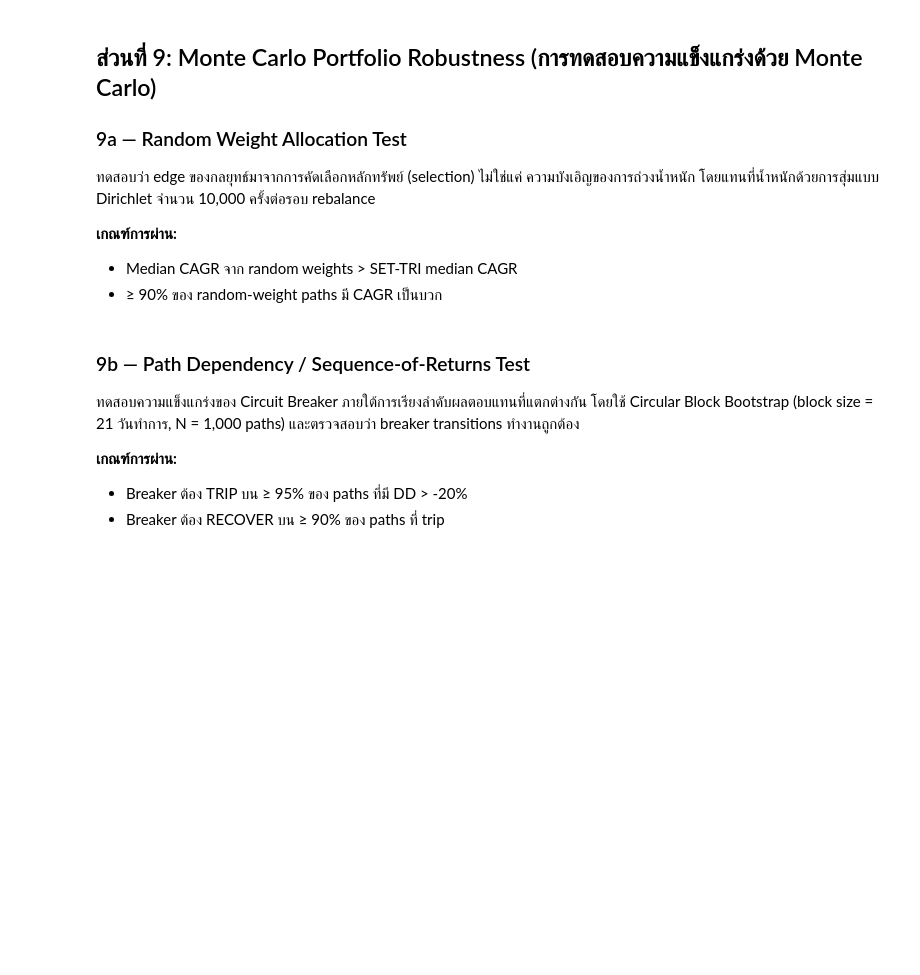
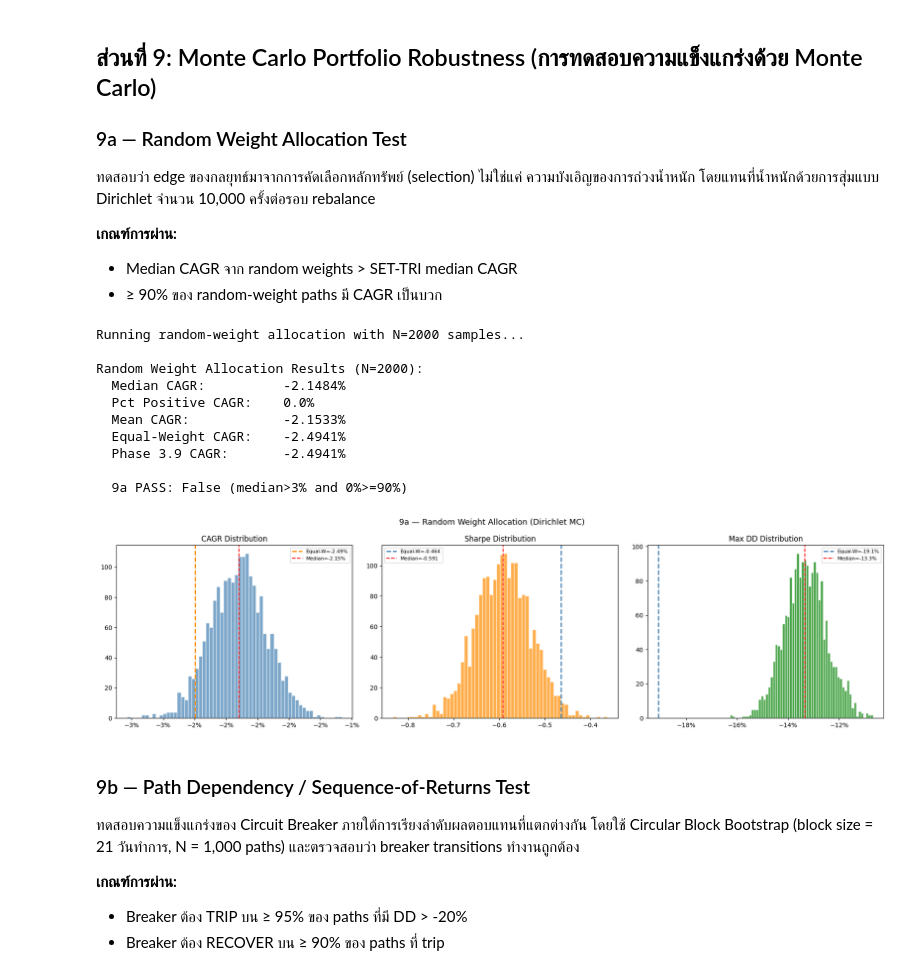
Before and after one commit to lumduan/csm-set, a Jupyter notebook: notebooks/04_portfolio_optimization.ipynb, the cells around one changed output. Cells and saved outputs as stored; diff of their text form; code cells hidden in the pictures; blank space fills up the shorter version.

```diff
--- a/notebooks/04_portfolio_optimization.ipynb
+++ b/notebooks/04_portfolio_optimization.ipynb
@@ -830,8 +922,8 @@ random_maxdds_arr = np.array(random_maxdds)
 median_cagr = np.median(random_cagrs_arr)
 pct_positive_cagr = np.mean(random_cagrs_arr > 0) * 100
 
-print(f"
-Random Weight Allocation Results (N={len(random_cagrs)}):")
+print()
+print(f"Random Weight Allocation Results (N={len(random_cagrs)}):")
 print(f"  Median CAGR:          {median_cagr:.4%}")
 print(f"  Pct Positive CAGR:    {pct_positive_cagr:.1f}%")
 print(f"  Mean CAGR:            {np.mean(random_cagrs_arr):.4%}")
@@ -841,35 +933,47 @@ print(f"  Phase 3.9 CAGR:       {baseline_cagr:.4%}")
 # PASS check
 set_tri_median_cagr = 0.03  # approximate SET-TRI median ~3%
 mc_9a_pass = median_cagr > set_tri_median_cagr and pct_positive_cagr >= 90.0
-print(f"
-  9a PASS: {mc_9a_pass} (median>{set_tri_median_cagr:.0%} and {pct_positive_cagr:.0f}%>=90%)")
+print()
+print(f"  9a PASS: {mc_9a_pass} (median>{set_tri_median_cagr:.0%} and {pct_positive_cagr:.0f}%>=90%)")
 
 # Plot histograms
 fig, axes = plt.subplots(1, 3, figsize=(18, 5))
 
 axes[0].hist(random_cagrs_arr, bins=60, color="steelblue", alpha=0.7, edgecolor="white")
 axes[0].axvline(baseline_cagr, color="darkorange", linewidth=2, linestyle="--", label=f"Equal-W={baseline_cagr:.2%}")
 axes[0].axvline(median_cagr, color="red", linewidth=1.5, linestyle="--", label=f"Median={median_cagr:.2%}")
 axes[0].set_title("CAGR Distribution")
 axes[0].legend(fontsize=8)
 axes[0].xaxis.set_major_formatter(mticker.PercentFormatter(xmax=1, decimals=0))
 
 axes[1].hist(random_sharpes_arr, bins=60, color="darkorange", alpha=0.7, edgecolor="white")
 axes[1].axvline(baseline_sharpe, color="steelblue", linewidth=2, linestyle="--", label=f"Equal-W={baseline_sharpe:.3f}")
 axes[1].axvline(np.median(random_sharpes_arr), color="red", linewidth=1.5, linestyle="--", label=f"Median={np.median(random_sharpes_arr):.3f}")
 axes[1].set_title("Sharpe Distribution")
 axes[1].legend(fontsize=8)
 
 axes[2].hist(random_maxdds_arr, bins=60, color="green", alpha=0.7, edgecolor="white")
 axes[2].axvline(baseline_max_dd, color="steelblue", linewidth=2, linestyle="--", label=f"Equal-W={baseline_max_dd:.1%}")
 axes[2].axvline(np.median(random_maxdds_arr), color="red", linewidth=1.5, linestyle="--", label=f"Median={np.median(random_maxdds_arr):.1%}")
 axes[2].set_title("Max DD Distribution")
 axes[2].legend(fontsize=8)
 axes[2].xaxis.set_major_formatter(mticker.PercentFormatter(xmax=1, decimals=0))
 
 plt.suptitle("9a — Random Weight Allocation (Dirichlet MC)", fontsize=13)
 plt.tight_layout()
 plt.show()
+# %% [output]
+Running random-weight allocation with N=2000 samples...
+
+Random Weight Allocation Results (N=2000):
+  Median CAGR:          -2.1484%
+  Pct Positive CAGR:    0.0%
+  Mean CAGR:            -2.1533%
+  Equal-Weight CAGR:    -2.4941%
+  Phase 3.9 CAGR:       -2.4941%
+
+  9a PASS: False (median>3% and 0%>=90%)
+[figure, added]
 # %% [markdown]
 ### 9b — Path Dependency / Sequence-of-Returns Test
 
```
Also changed, not shown: parts of 12 cells of this notebook.
